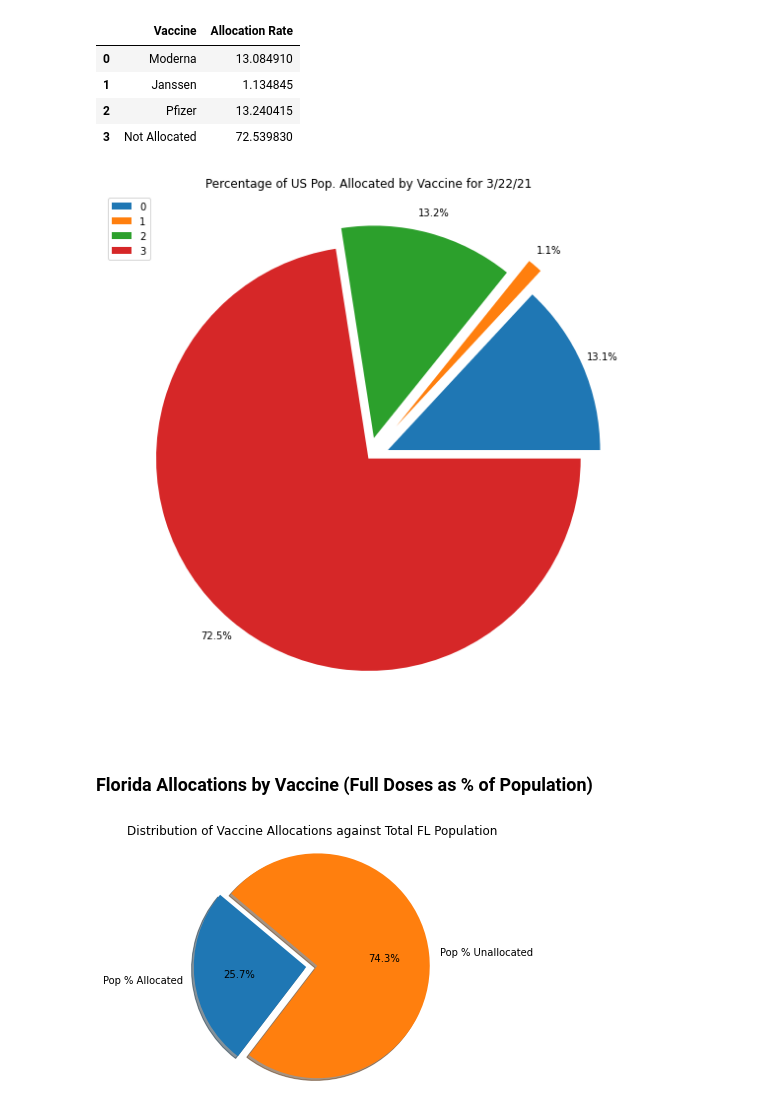
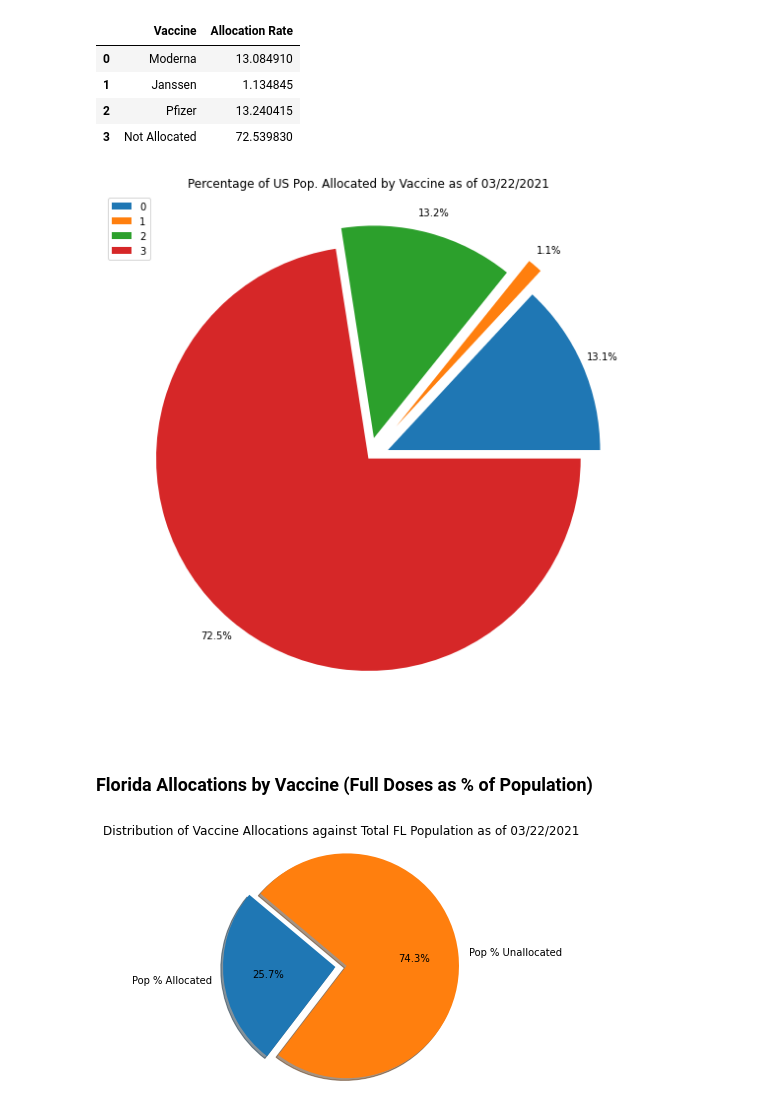
Before and after one commit to millerbrook/ETL-Project, a Jupyter notebook: Analysis.ipynb, the cells around one changed output. Cells and saved outputs as stored; diff of their text form; code cells hidden in the pictures.

Commit message:
Fix date on plots to use variable

```diff
--- a/Analysis.ipynb
+++ b/Analysis.ipynb
@@ -151,30 +155,30 @@ by_vaccine_df
 plot = by_vaccine_df.plot.pie(x='Vaccine', y='Allocation Rate', figsize=(8,8), pctdistance=1.1, explode = (0.1, 0.2, 0.1, 0.0), labeldistance=None, autopct='%1.1f%%')
 plt.legend(loc='upper left')
 plt.ylabel("")
-plt.title('Percentage of US Pop. Allocated by Vaccine for 3/22/21')
+plt.title(f'Percentage of US Pop. Allocated by Vaccine as of {as_of_date}')
 plt.savefig('Images/vaccine_allocations.png', bbox_inches="tight", facecolor='white', pad_inches=0.5)
 plt.tight_layout()
 plt.show()
 # %% [output]
-[figure, old version]
+[figure, new version]
 # %% [markdown]
 ### Florida Allocations by Vaccine (Full Doses as % of Population)
 # %%
 # Format dataframe for plotting
 florida_df = state_pct_df[state_pct_df["State"]=='Florida']
 Non_All = float(100 - florida_df['Allocation Rate'])
 ALLO = float(florida_df['Allocation Rate'])
 
 #Florida Data Pie Plot
 labels = ['Pop % Allocated', 'Pop % Unallocated']
 numbers = [ALLO, Non_All]
 explode=[0.1, 0]
 fig1, ax1 = plt.subplots()
 ax1.pie(numbers, explode=explode, labels=labels, autopct='%1.1f%%', shadow=True, startangle = 140)
 ax1.axis('equal')
-plt.title('Distribution of Vaccine Allocations against Total FL Population')
+plt.title(f'Distribution of Vaccine Allocations against Total FL Population as of {as_of_date}')
 plt.tight_layout()
 plt.savefig('Images/Allo_pie.png', bbox_inches='tight', facecolor='white', pad_inches=0.5, transparent=True)
 plt.show()
 # %% [output]
-[figure, old version]
+[figure, new version]
```
Also changed, not shown: parts of 2 cells of this notebook, 4 other files.
